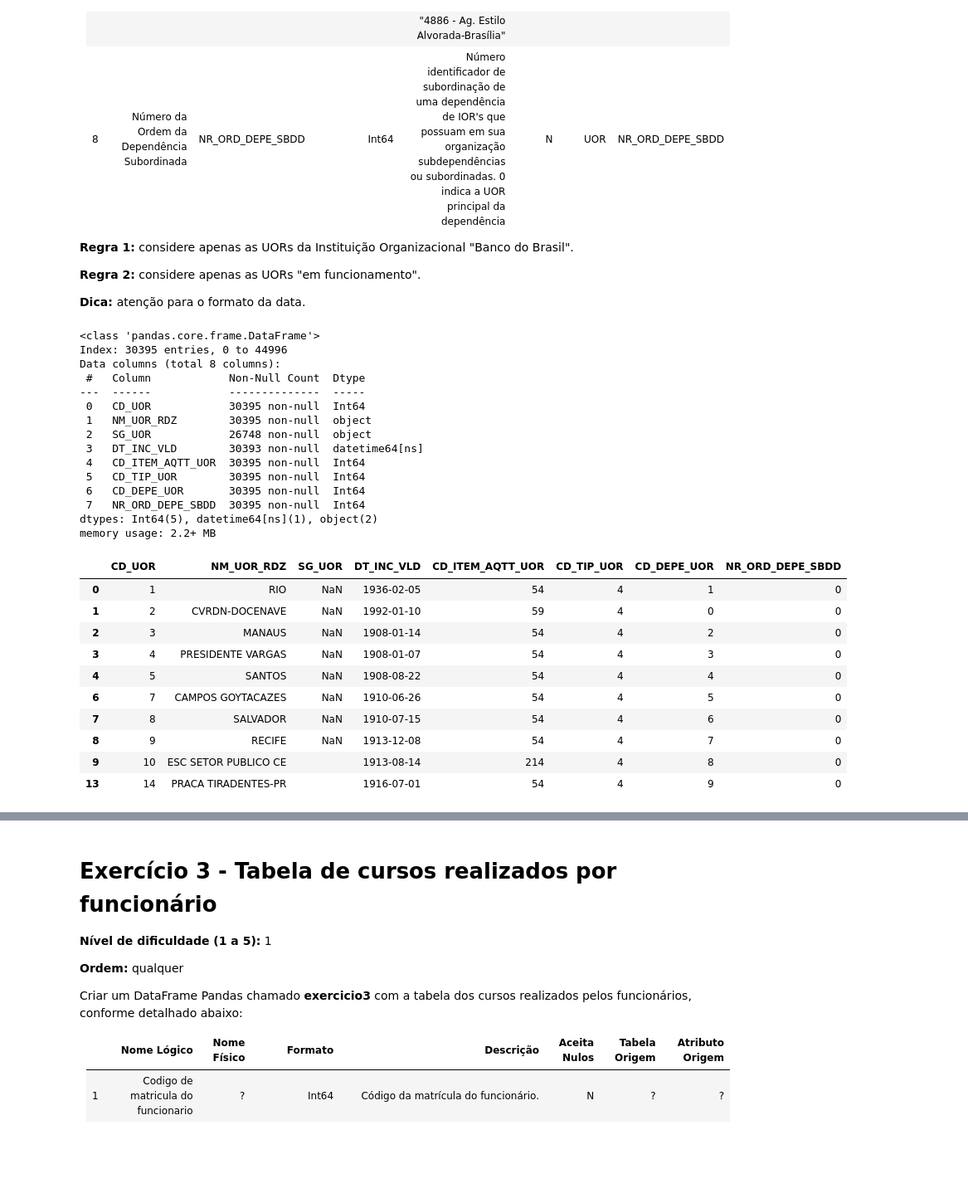
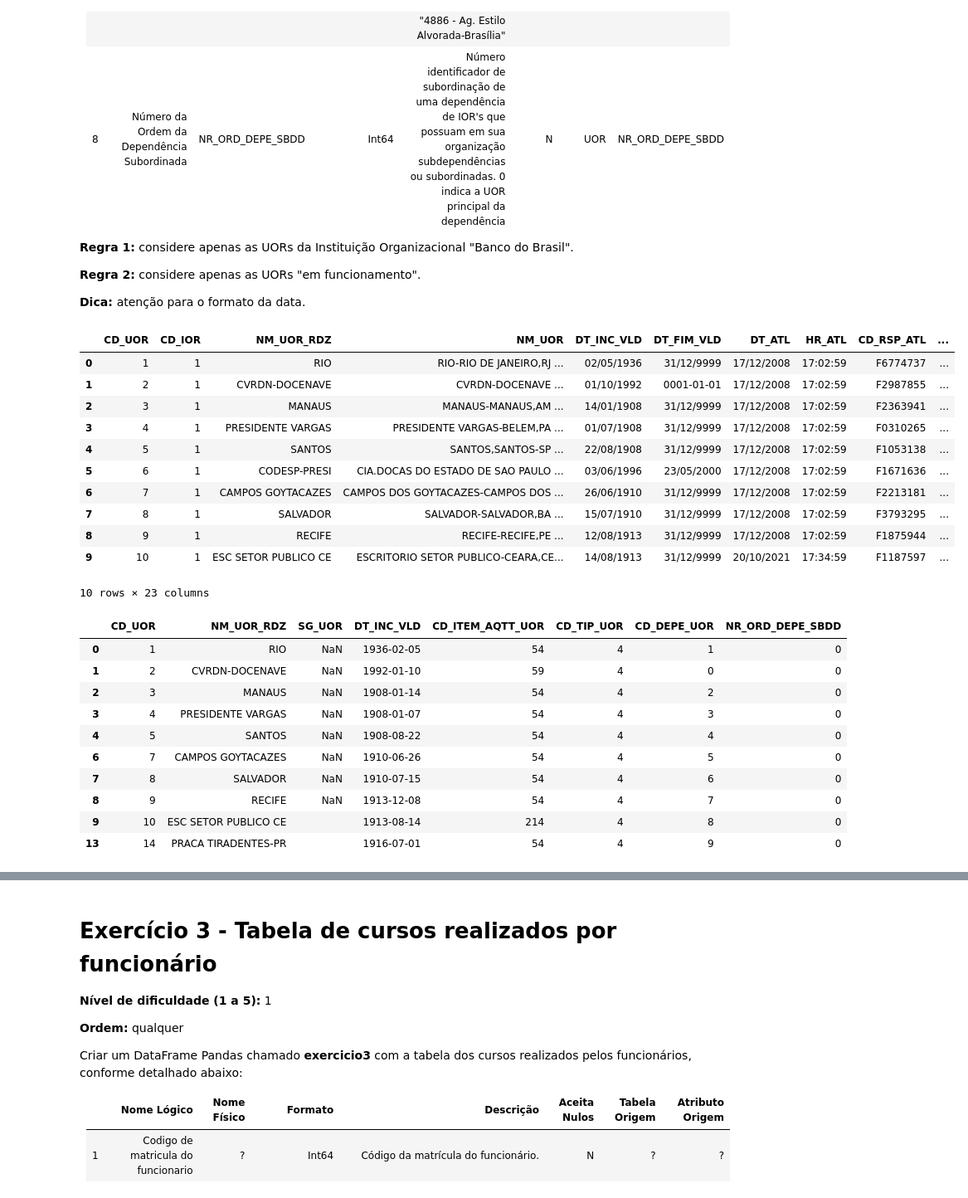
Before and after one commit to vladprado/AcademIA, a Jupyter notebook: desafio_engenharia/F9563426_engenharia.ipynb, the cells around one changed output, grey strips where cells are left out. Shown at 83% size. Drawn from its saved outputs; the diff is of its cells as text; code cells hidden in the pictures; blank space fills up the shorter version.

```diff
--- a/desafio_engenharia/F9563426_engenharia.ipynb
+++ b/desafio_engenharia/F9563426_engenharia.ipynb
@@ -327,30 +327,29 @@ Criar um DataFrame Pandas chamado <b>exercicio2</b> com a tabela UORs do BB, con
 <b>Dica: </b>atenção para o formato da data.
 # %%
 exercicio2 = pd.read_csv('bases/UOR/uor01.zip')
+exercicio2.head(10)
+# %% [output]
+|  | CD_UOR | CD_IOR | NM_UOR_RDZ | NM_UOR | DT_INC_VLD | DT_FIM_VLD | DT_ATL | HR_ATL | CD_RSP_ATL | ... |
+| 0 | 1 | 1 | RIO | RIO-RIO DE JANEIRO,RJ ... | 02/05/1936 | 31/12/9999 | 17/12/2008 | 17:02:59 | F6774737 | ... |
+| 1 | 2 | 1 | CVRDN-DOCENAVE | CVRDN-DOCENAVE ... | 01/10/1992 | 0001-01-01 | 17/12/2008 | 17:02:59 | F2987855 | ... |
+| 2 | 3 | 1 | MANAUS | MANAUS-MANAUS,AM ... | 14/01/1908 | 31/12/9999 | 17/12/2008 | 17:02:59 | F2363941 | ... |
+| 3 | 4 | 1 | PRESIDENTE VARGAS | PRESIDENTE VARGAS-BELEM,PA ... | 01/07/1908 | 31/12/9999 | 17/12/2008 | 17:02:59 | F0310265 | ... |
+| 4 | 5 | 1 | SANTOS | SANTOS,SANTOS-SP ... | 22/08/1908 | 31/12/9999 | 17/12/2008 | 17:02:59 | F1053138 | ... |
+| 5 | 6 | 1 | CODESP-PRESI | CIA.DOCAS DO ESTADO DE SAO PAULO ... | 03/06/1996 | 23/05/2000 | 17/12/2008 | 17:02:59 | F1671636 | ... |
+| 6 | 7 | 1 | CAMPOS GOYTACAZES | CAMPOS DOS GOYTACAZES-CAMPOS DOS ... | 26/06/1910 | 31/12/9999 | 17/12/2008 | 17:02:59 | F2213181 | ... |
+| 7 | 8 | 1 | SALVADOR | SALVADOR-SALVADOR,BA ... | 15/07/1910 | 31/12/9999 | 17/12/2008 | 17:02:59 | F3793295 | ... |
+| 8 | 9 | 1 | RECIFE | RECIFE-RECIFE,PE ... | 12/08/1913 | 31/12/9999 | 17/12/2008 | 17:02:59 | F1875944 | ... |
+| 9 | 10 | 1 | ESC SETOR PUBLICO CE | ESCRITORIO SETOR PUBLICO-CEARA,CE... | 14/08/1913 | 31/12/9999 | 20/10/2021 | 17:34:59 | F1187597 | ... |
+10 rows × 23 columns
 # %%
 exercicio2 = exercicio2[exercicio2['CD_IOR'] == 1]
-exercicio2['DT_FIM_VLD'] = pd.to_datetime(exercicio2['DT_FIM_VLD'], errors='coerce')
-exercicio2 = exercicio2[exercicio2['DT_FIM_VLD'].isnull()]
+datas_validas = ['0001-01-01', '31/12/9999']
+exercicio2 = exercicio2.loc[exercicio2['DT_FIM_VLD'].isin(datas_validas)]
 exercicio2 = exercicio2[['CD_UOR', 'NM_UOR_RDZ', 'SG_UOR', 'DT_INC_VLD', 'CD_ITEM_AQTT_UOR', 'CD_TIP_UOR', 'CD_DEPE_UOR', 'NR_ORD_DEPE_SBDD']]
 exercicio2['DT_INC_VLD'] = pd.to_datetime(exercicio2['DT_INC_VLD'], format='mixed', errors='coerce')
 exercicio2 = exercicio2.astype({'CD_UOR': 'Int64', 'CD_ITEM_AQTT_UOR': 'Int64', 'CD_TIP_UOR': 'Int64', 'CD_DEPE_UOR': 'Int64', 'CD_DEPE_UOR': 'Int64', 'NR_ORD_DEPE_SBDD': 'Int64'})
 exercicio2.head(10)
 # %% [output]
-<class 'pandas.core.frame.DataFrame'>
-Index: 30395 entries, 0 to 44996
-Data columns (total 8 columns):
- #   Column            Non-Null Count  Dtype
----  ------            --------------  -----
- 0   CD_UOR            30395 non-null  Int64
- 1   NM_UOR_RDZ        30395 non-null  object
- 2   SG_UOR            26748 non-null  object
- 3   DT_INC_VLD        30393 non-null  datetime64[ns]
- 4   CD_ITEM_AQTT_UOR  30395 non-null  Int64
- 5   CD_TIP_UOR        30395 non-null  Int64
- 6   CD_DEPE_UOR       30395 non-null  Int64
- 7   NR_ORD_DEPE_SBDD  30395 non-null  Int64
-dtypes: Int64(5), datetime64[ns](1), object(2)
-memory usage: 2.2+ MB
 |  | CD_UOR | NM_UOR_RDZ | SG_UOR | DT_INC_VLD | CD_ITEM_AQTT_UOR | CD_TIP_UOR | CD_DEPE_UOR | NR_ORD_DEPE_SBDD |
 | 0 | 1 | RIO | NaN | 1936-02-05 | 54 | 4 | 1 | 0 |
 | 1 | 2 | CVRDN-DOCENAVE | NaN | 1992-01-10 | 59 | 4 | 0 | 0 |
```
Also changed, not shown: parts of 4 cells of this notebook.
